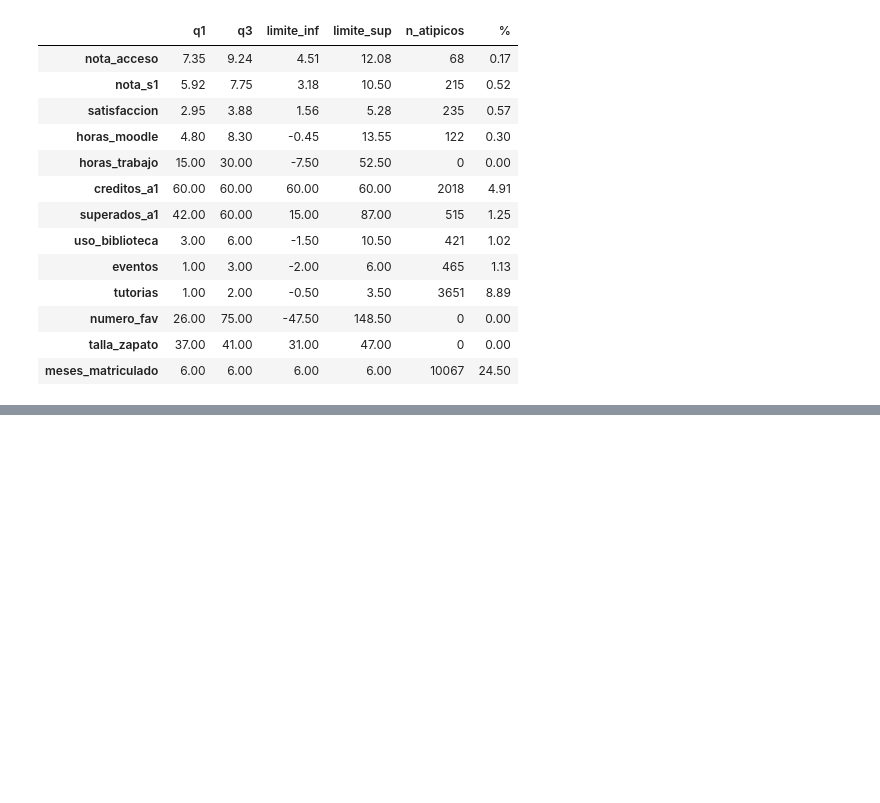
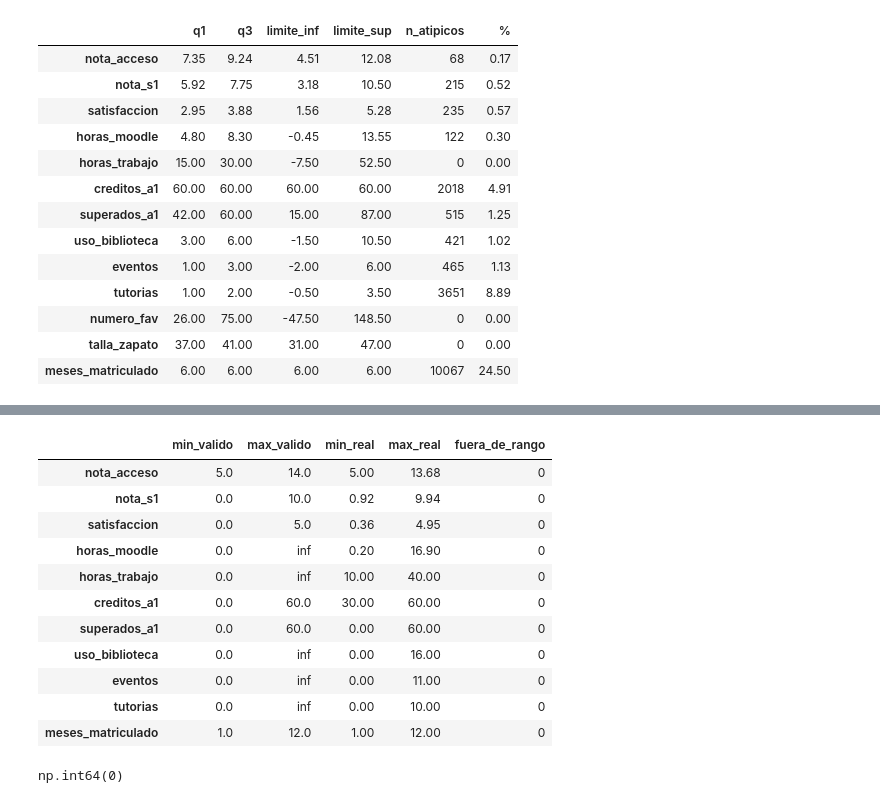
Before and after one commit to alfquito0206/data-mining-2026, a Jupyter notebook: practica-01/Práctica 1 - Análisis, procesamiento y validación .ipynb, the cells around one changed output, grey strips where cells are left out. Drawn from its saved outputs; the diff is of its cells as text; code cells hidden in the pictures; blank space fills up the shorter version.

```diff
--- a/practica-01/Práctica 1 - Análisis, procesamiento y validación .ipynb
+++ b/practica-01/Práctica 1 - Análisis, procesamiento y validación .ipynb
@@ -1041,0 +1068,50 @@ pd.DataFrame({
+# %%
+#comparar con el rango valido
+#definimos los rangos validos, definimos estos rangos para que no haya valores que no tengan sentido, por ejemplo una nota de acceso de 20 o una satisfaccion de 10, que no son posibles
+
+inf = float('inf')
+
+rangos = {
+    'nota_acceso':       (5, 14),
+    'nota_s1':           (0, 10), # Nota del primer semestre
+    'satisfaccion':      (0, 5), #Nota de satisfacción del estudiante
+    'horas_moodle':      (0, inf),
+    'horas_trabajo':     (0, inf),
+    'creditos_a1':       (0, 60),
+    'superados_a1':      (0, 60),
+    'uso_biblioteca':    (0, inf),
+    'eventos':           (0, inf),
+    'tutorias':          (0, inf),
+    'meses_matriculado': (1, 12),
+  }
+
+#aqui creamos un dataframe con los rangos validos, los valores minimos y maximos reales y el numero de valores fuera de rango para cada columna numerica
+#cada col. es una variable y las dos filas son el primer y segundo numero de cada pareja y T de trasnponer
+comprobacion = pd.DataFrame(rangos, index=['min_valido', 'max_valido']).T
+comprobacion['min_real'] = eda[list(rangos)].min()
+comprobacion['max_real'] = eda[list(rangos)].max()
+comprobacion['fuera_de_rango'] = [ #contar valores fuera de rango para cada columna numerica
+  (~eda[col].dropna().between(lo, hi)).sum() #~ invierte el resultado
+  for col, (lo, hi) in rangos.items()
+]
+comprobacion
+# %% [output]
+|  | min_valido | max_valido | min_real | max_real | fuera_de_rango |
+| nota_acceso | 5.0 | 14.0 | 5.00 | 13.68 | 0 |
+| nota_s1 | 0.0 | 10.0 | 0.92 | 9.94 | 0 |
+| satisfaccion | 0.0 | 5.0 | 0.36 | 4.95 | 0 |
+| horas_moodle | 0.0 | inf | 0.20 | 16.90 | 0 |
+| horas_trabajo | 0.0 | inf | 10.00 | 40.00 | 0 |
+| creditos_a1 | 0.0 | 60.0 | 30.00 | 60.00 | 0 |
+| superados_a1 | 0.0 | 60.0 | 0.00 | 60.00 | 0 |
+| uso_biblioteca | 0.0 | inf | 0.00 | 16.00 | 0 |
+| eventos | 0.0 | inf | 0.00 | 11.00 | 0 |
+| tutorias | 0.0 | inf | 0.00 | 10.00 | 0 |
+| meses_matriculado | 1.0 | 12.0 | 1.00 | 12.00 | 0 |
+# %%
+#coherencia entre columnas
+#aqui vemos que se compara donde se superaron mas creditos de los matriculados
+
+(eda['superados_a1']> eda['creditos_a1']).sum()
+# %% [output]
+np.int64(0)
```
Also changed, not shown: parts of 36 cells of this notebook.
